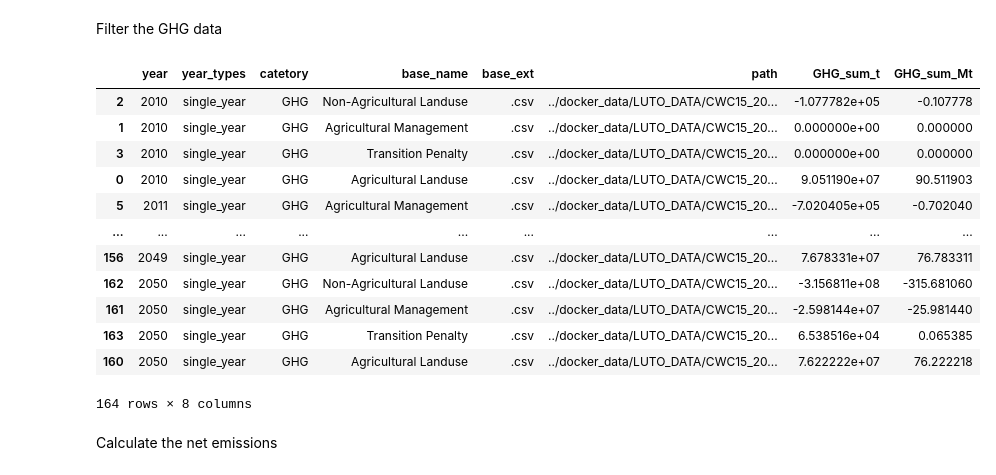
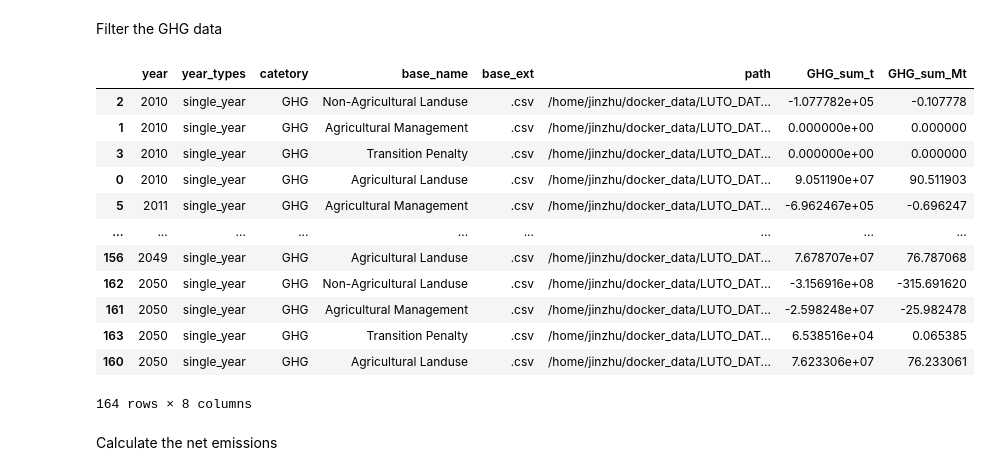
Before and after one commit to JinzhuWANG/VIS_LUTO, a Jupyter notebook: VIS_01_GHG.ipynb, the cells around one changed output. Drawn from its saved outputs; the diff is of its cells as text; code cells hidden in the pictures.

```diff
--- a/VIS_01_GHG.ipynb
+++ b/VIS_01_GHG.ipynb
@@ -32,23 +48,23 @@ Filter the GHG data
 # %%
 # NO CODE
 # Get the GHG files
-GHG_files = get_GHG_file_df(files_selc)
+GHG_files = get_GHG_file_df(files)
 GHG_files = GHG_files.reset_index(drop=True).sort_values(['year','GHG_sum_t'])
 GHG_files['GHG_sum_Mt'] = GHG_files['GHG_sum_t'] / 1e6
 GHG_files
 # %% [output]
 |  | year | year_types | catetory | base_name | base_ext | path | GHG_sum_t | GHG_sum_Mt |
-| 2 | 2010 | single_year | GHG | Non-Agricultural Landuse | .csv | ../docker_data/LUTO_DATA/CWC15_20... | -1.077782e+05 | -0.107778 |
-| 1 | 2010 | single_year | GHG | Agricultural Management | .csv | ../docker_data/LUTO_DATA/CWC15_20... | 0.000000e+00 | 0.000000 |
-| 3 | 2010 | single_year | GHG | Transition Penalty | .csv | ../docker_data/LUTO_DATA/CWC15_20... | 0.000000e+00 | 0.000000 |
-| 0 | 2010 | single_year | GHG | Agricultural Landuse | .csv | ../docker_data/LUTO_DATA/CWC15_20... | 9.051190e+07 | 90.511903 |
-| 5 | 2011 | single_year | GHG | Agricultural Management | .csv | ../docker_data/LUTO_DATA/CWC15_20... | -7.020405e+05 | -0.702040 |
+| 2 | 2010 | single_year | GHG | Non-Agricultural Landuse | .csv | /home/jinzhu/docker_data/LUTO_DAT... | -1.077782e+05 | -0.107778 |
+| 1 | 2010 | single_year | GHG | Agricultural Management | .csv | /home/jinzhu/docker_data/LUTO_DAT... | 0.000000e+00 | 0.000000 |
+| 3 | 2010 | single_year | GHG | Transition Penalty | .csv | /home/jinzhu/docker_data/LUTO_DAT... | 0.000000e+00 | 0.000000 |
+| 0 | 2010 | single_year | GHG | Agricultural Landuse | .csv | /home/jinzhu/docker_data/LUTO_DAT... | 9.051190e+07 | 90.511903 |
+| 5 | 2011 | single_year | GHG | Agricultural Management | .csv | /home/jinzhu/docker_data/LUTO_DAT... | -6.962467e+05 | -0.696247 |
 | ... | ... | ... | ... | ... | ... | ... | ... | ... |
-| 156 | 2049 | single_year | GHG | Agricultural Landuse | .csv | ../docker_data/LUTO_DATA/CWC15_20... | 7.678331e+07 | 76.783311 |
-| 162 | 2050 | single_year | GHG | Non-Agricultural Landuse | .csv | ../docker_data/LUTO_DATA/CWC15_20... | -3.156811e+08 | -315.681060 |
-| 161 | 2050 | single_year | GHG | Agricultural Management | .csv | ../docker_data/LUTO_DATA/CWC15_20... | -2.598144e+07 | -25.981440 |
-| 163 | 2050 | single_year | GHG | Transition Penalty | .csv | ../docker_data/LUTO_DATA/CWC15_20... | 6.538516e+04 | 0.065385 |
-| 160 | 2050 | single_year | GHG | Agricultural Landuse | .csv | ../docker_data/LUTO_DATA/CWC15_20... | 7.622222e+07 | 76.222218 |
+| 156 | 2049 | single_year | GHG | Agricultural Landuse | .csv | /home/jinzhu/docker_data/LUTO_DAT... | 7.678707e+07 | 76.787068 |
+| 162 | 2050 | single_year | GHG | Non-Agricultural Landuse | .csv | /home/jinzhu/docker_data/LUTO_DAT... | -3.156916e+08 | -315.691620 |
+| 161 | 2050 | single_year | GHG | Agricultural Management | .csv | /home/jinzhu/docker_data/LUTO_DAT... | -2.598248e+07 | -25.982478 |
+| 163 | 2050 | single_year | GHG | Transition Penalty | .csv | /home/jinzhu/docker_data/LUTO_DAT... | 6.538516e+04 | 0.065385 |
+| 160 | 2050 | single_year | GHG | Agricultural Landuse | .csv | /home/jinzhu/docker_data/LUTO_DAT... | 7.623306e+07 | 76.233061 |
 164 rows × 8 columns
 # %% [markdown]
 Calculate the net emissions
```
Also changed, not shown: parts of 2 cells of this notebook, 1 other file.
